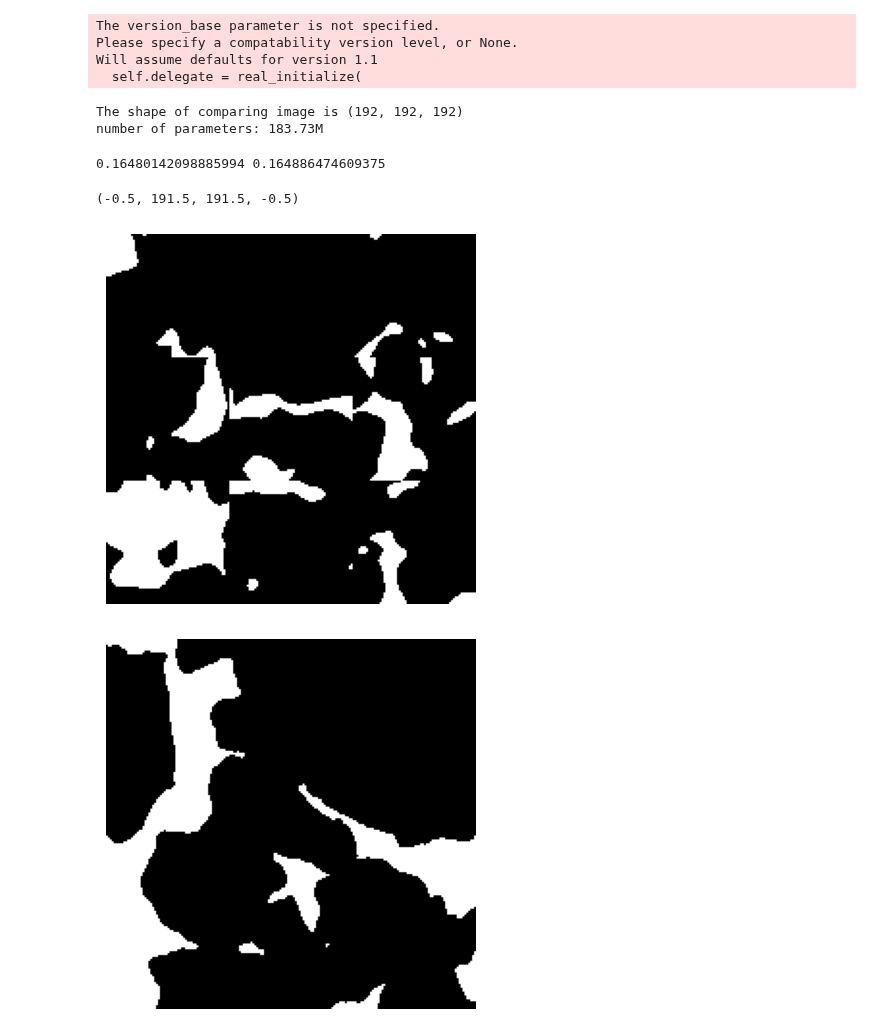
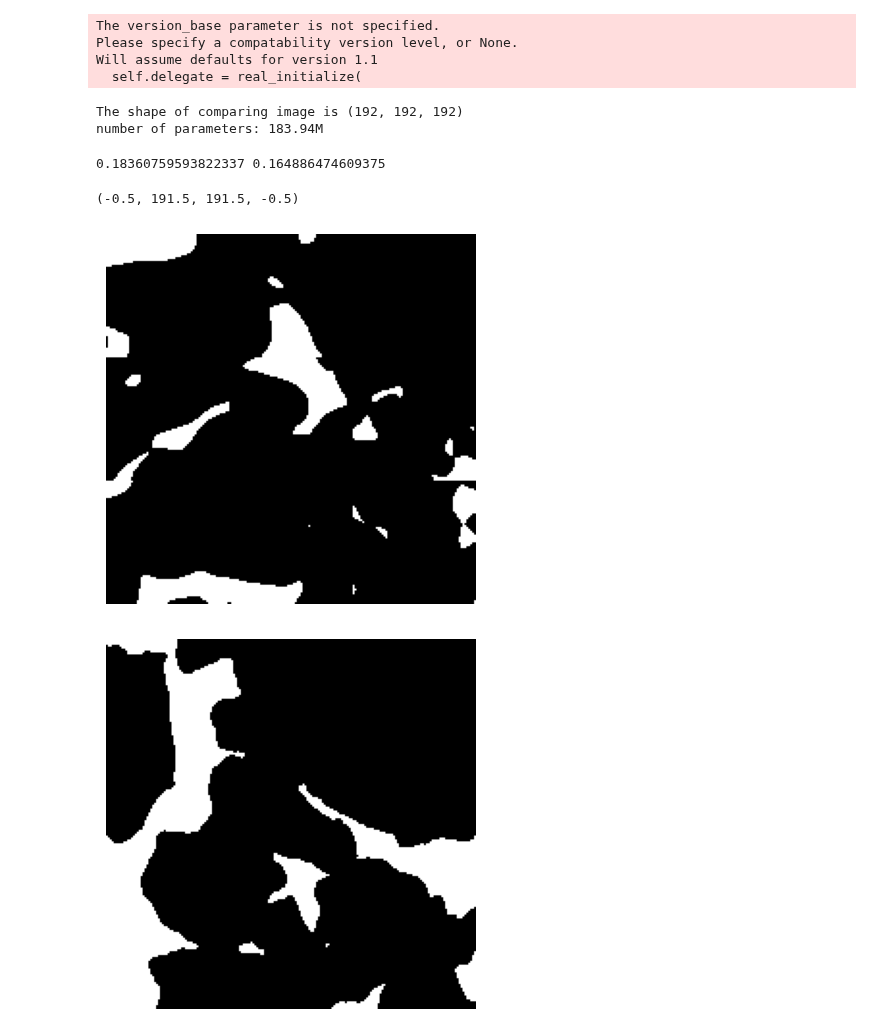
Before and after one commit to ZihanRen/poretransformer, a Jupyter notebook: lpu3dnet/post_process/compare_original_improve.ipynb, the cells around one changed output. Drawn from its saved outputs; the diff is of its cells as text; code cells hidden in the pictures.

```diff
--- a/lpu3dnet/post_process/compare_original_improve.ipynb
+++ b/lpu3dnet/post_process/compare_original_improve.ipynb
@@ -97,8 +98,8 @@ img_sample = img_sample[:volume_dimension*64,
                         :volume_dimension*64,
                         :volume_dimension*64]
 # %%
-# from lpu3dnet.inference import block_generation
-from lpu3dnet.inference import block_generation_singlecond as block_generation
+from lpu3dnet.inference import block_generation
+# from lpu3dnet.inference import block_generation_singlecond as block_generation
 
 device = torch.device("cuda" if torch.cuda.is_available() else "cpu")
 
@@ -107,7 +108,7 @@ block_generator = block_generation.Block_generator_compare(
     cfg_vqgan,
     cfg_transformer,
     epoch_vqgan=25,
-    epoch_transformer=250,
+    epoch_transformer=50,
     device = device,
     img=img_sample,
     volume_dimension=volume_dimension
@@ -116,7 +117,7 @@ block_generator = block_generation.Block_generator_compare(
 block_generator.generate_block()
 # %% [output]
 The shape of comparing image is (192, 192, 192)
-number of parameters: 183.73M
+number of parameters: 183.94M
 # %%
 import numpy as np
 
@@ -127,36 +128,36 @@ def get_volume_shape(ds_spatial):
         max_i = max(max_i, i)
         max_j = max(max_j, j)
         max_k = max(max_k, k)
     return max_i + 1, max_j + 1, max_k + 1
 
 def assemble_volume(ds_spatial):
     volume_shape = get_volume_shape(ds_spatial)
     volume = np.zeros((volume_shape[0] * 64, volume_shape[1] * 64, volume_shape[2] * 64))
     volume_original = np.zeros((volume_shape[0] * 64, volume_shape[1] * 64, volume_shape[2] * 64))
 
     for ijk, data in ds_spatial.items():
         i, j, k = ijk
         image = data['img']
         image_original = data['img_original']
         volume[i*64:(i+1)*64, j*64:(j+1)*64, k*64:(k+1)*64] = image
         volume_original[i*64:(i+1)*64, j*64:(j+1)*64, k*64:(k+1)*64] = image_original
 
     return volume,volume_original
 
 volume,volume_original = assemble_volume(block_generator.ds_spatial)
 
 print(img_prc.phi(volume),img_prc.phi(volume_original))
 
 f = plt.figure()
-plt.imshow(volume[:,20,:], cmap='gray')
+plt.imshow(volume[:,10,:], cmap='gray')
 plt.axis('off')
 f = plt.figure()
 plt.imshow(volume_original[:,0,:], cmap='gray')
 plt.axis('off')
 # %% [output]
-0.16480142098885994 0.164886474609375
+0.18360759593822337 0.164886474609375
 (-0.5, 191.5, 191.5, -0.5)
-[figure, old version]
+[figure, new version]
 [figure]
 # %%
 phi_list = []
```
Also changed, not shown: parts of 2 cells of this notebook, 5 other files.
